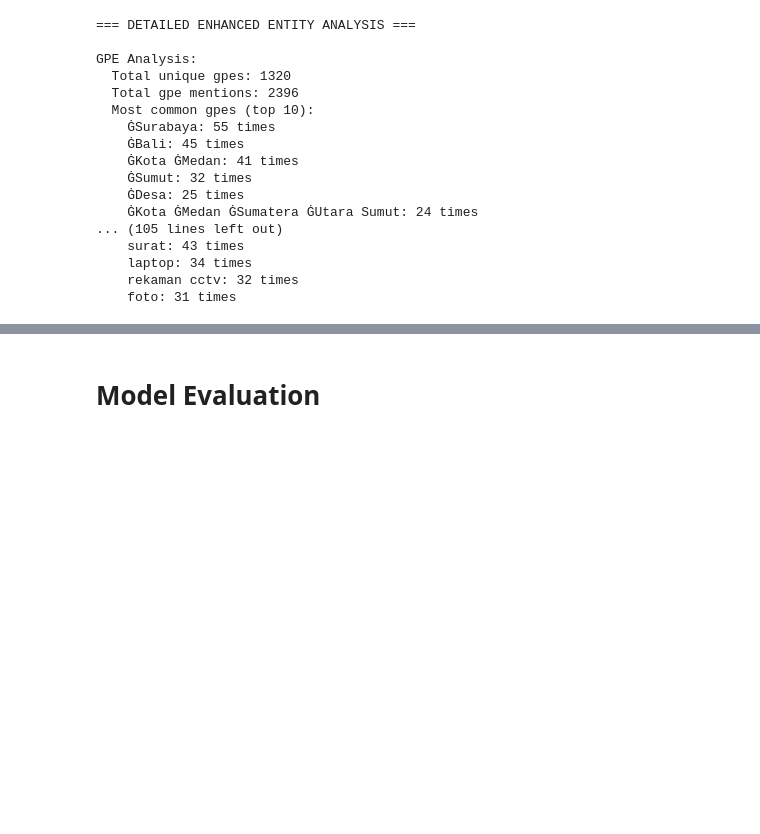
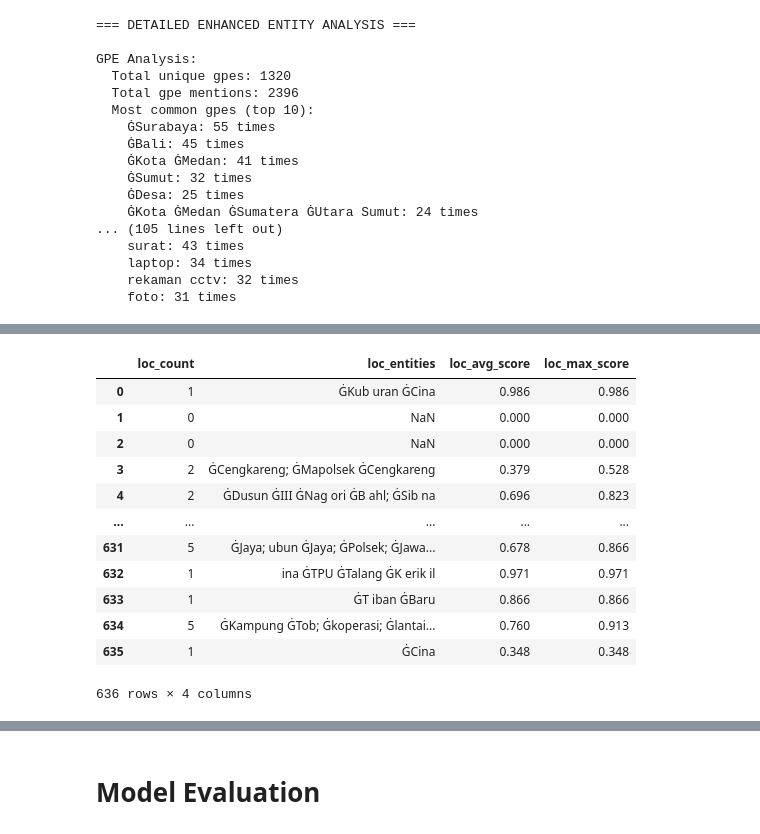
Before and after one commit to fairuuz16/ner-project, a Jupyter notebook: notebooks/04-ner.ipynb, the cells around one changed output, grey strips where cells are left out. Saved outputs shown, nothing was run; the diff lists cells and outputs as text; code cells hidden in the pictures; blank space fills up the shorter version.

```diff
--- a/notebooks/04-ner.ipynb
+++ b/notebooks/04-ner.ipynb
@@ -847,0 +768,16 @@ def detect_dates_pattern(text):
+# %%
+cek[['loc_count','loc_entities','loc_avg_score','loc_max_score']]
+# %% [output]
+|  | loc_count | loc_entities | loc_avg_score | loc_max_score |
+| 0 | 1 | ĠKub uran ĠCina | 0.986 | 0.986 |
+| 1 | 0 | NaN | 0.000 | 0.000 |
+| 2 | 0 | NaN | 0.000 | 0.000 |
+| 3 | 2 | ĠCengkareng; ĠMapolsek ĠCengkareng | 0.379 | 0.528 |
+| 4 | 2 | ĠDusun ĠIII ĠNag ori ĠB ahl; ĠSib na | 0.696 | 0.823 |
+| ... | ... | ... | ... | ... |
+| 631 | 5 | ĠJaya; ubun ĠJaya; ĠPolsek; ĠJawa... | 0.678 | 0.866 |
+| 632 | 1 | ina ĠTPU ĠTalang ĠK erik il | 0.971 | 0.971 |
+| 633 | 1 | ĠT iban ĠBaru | 0.866 | 0.866 |
+| 634 | 5 | ĠKampung ĠTob; Ġkoperasi; Ġlantai... | 0.760 | 0.913 |
+| 635 | 1 | ĠCina | 0.348 | 0.348 |
+636 rows × 4 columns
```
Also changed, not shown: parts of 25 cells of this notebook, 2 other files.
